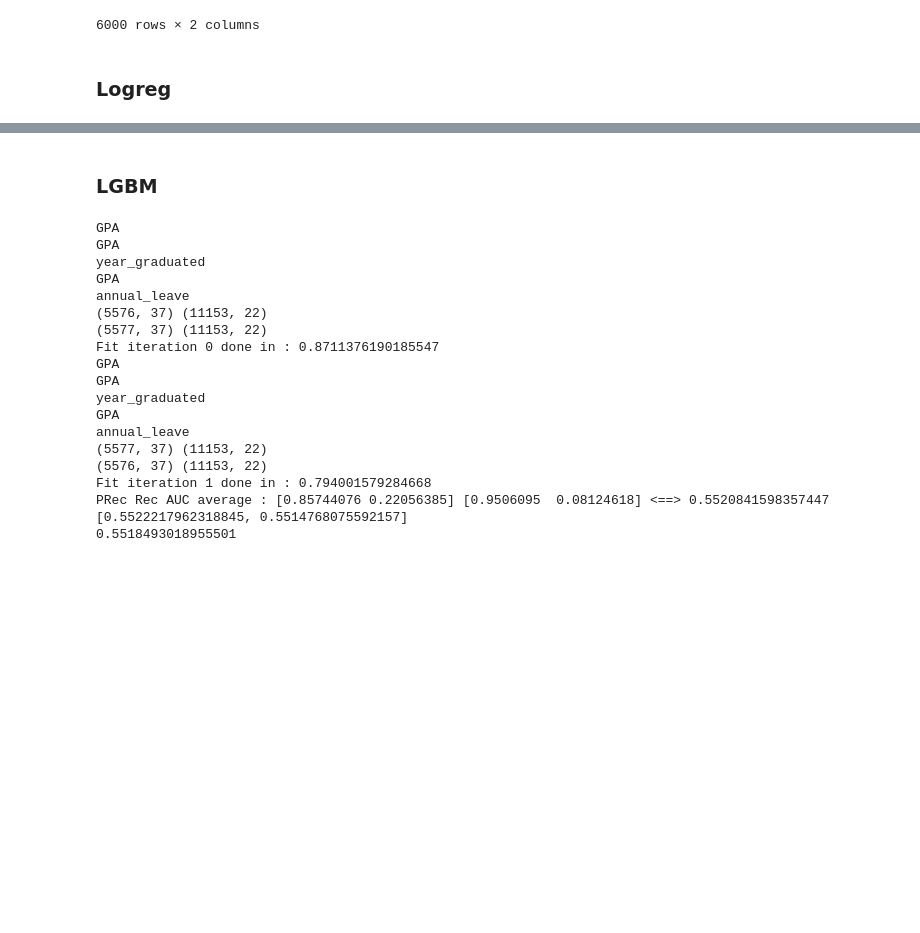
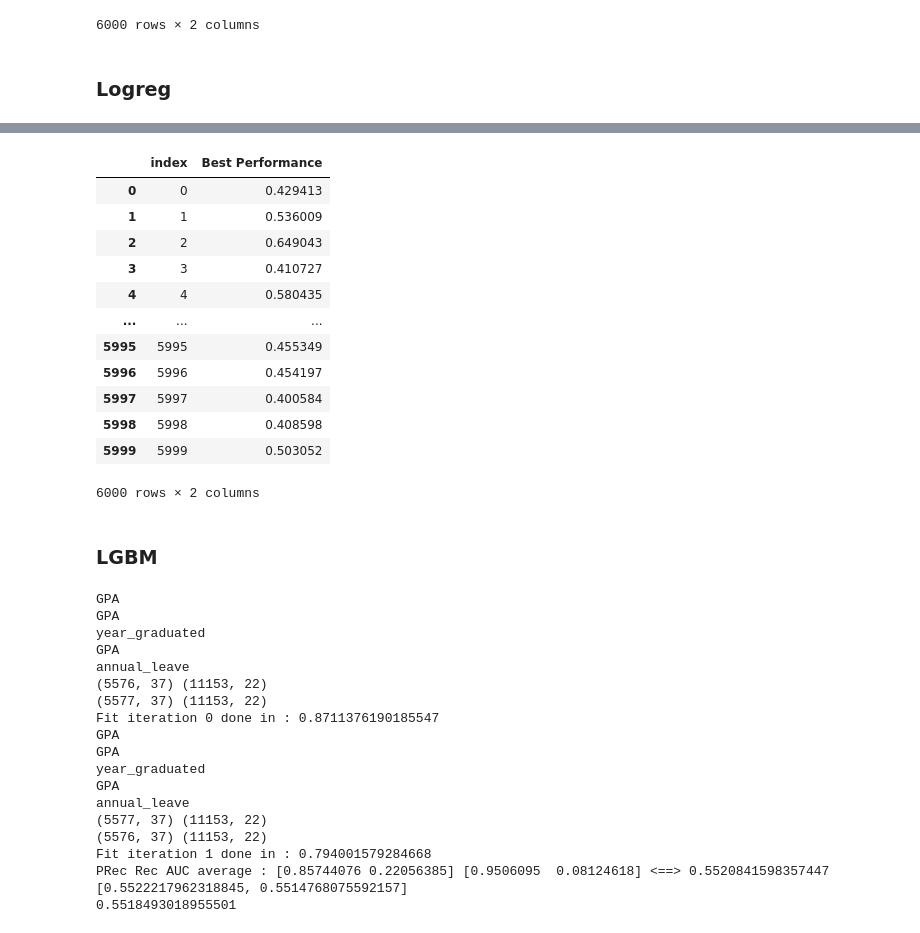
Before and after one commit to andreasmmadjiah/People-Analytics, a Jupyter notebook: BRI-Clean.ipynb, the cells around one changed output, grey strips where cells are left out. Cells and saved outputs as stored; diff of their text form; code cells hidden in the pictures; blank space fills up the shorter version.

Commit message:
Update BRI LOGREG

```diff
--- a/BRI-Clean.ipynb
+++ b/BRI-Clean.ipynb
@@ -390,7 +490,7 @@ def fast_build_model_FE(X,y,cv,Feature_Engineering,parameters,model_base=Logisti
 
 
 
-    skf = StratifiedKFold(n_splits=2,random_state = 3,shuffle = True)
+    skf = StratifiedKFold(n_splits=cv,random_state = 3,shuffle = True)
 
 
     # oof validation
@@ -1027,16 +1119,23 @@ df_submission
 #              'target':'Best Performance'}
 
 
-parameters = {'multiply':[['GPA','number_of_dependences']],
-              'add':[['assign_of_otherposition','branch_rotation']],
-              'add_str':[['Education_level','job_level']],
+parameters = {'multiply':[['job_duration_in_current_job_level','number_of_dependences'],
+                         ['job_duration_in_current_job_level','job_rotation'],
+                         ['job_duration_in_current_job_level','job_level_ordinary'],
+                         ['gender','GPA'],['gender','year_graduated'],['gender','sick_leaves'],['gender','job_level_ordinary'],
+                         ['number_of_dependences','year_graduated'],['number_of_dependences','annual_leave'],['number_of_dependences','job_level_ordinary'],
+                         ['GPA','branch_rotation'],['year_graduated','job_level_ordinary']],
+              'add':[],
+              'add_str':[['person_level','Education_level'],['Employee_type','Education_level']],
               'substract':[],
               'divide':[],
-              'bin_numer_qcut':[],
-              'bin_numer_cut':[],
+              'bin_numer_qcut':[['assign_of_otherposition',10],['Last_achievement',10]],
+              'bin_numer_cut':[['Last_achievement',20]],
+              'bin_add_categ_numer_bin_cut':[],
               'bin_add_categ_numer_bin_qcut':[],
-            'bin_target_encoding_cut':[['GPA',20]],
-             'bin_target_encoding_qcut':[],
+            'bin_target_encoding_cut':[['job_duration_in_current_job_level',10],['assign_of_otherposition',20]],
+             'bin_target_encoding_qcut':[['job_duration_in_current_branch',10]
+                                        ],
              'bin_target_encoding_custom_bin':[],
-              'categorical_mean_encoding':['person_level'],
+              'categorical_mean_encoding':[],
              'target':'Best Performance'}
@@ -1043,5 +1161,5 @@ parameters = {'multiply':[['GPA','number_of_dependences']],
 # %%
-cv=3
+cv=5
 add_fes,pipelines = fast_build_model_FE(X_train,y_train,cv,
-                    Feature_Engineering,parameters,model_base=LogisticRegression(class_weight='balanced',random_state=0))
+                    Feature_Engineering,parameters,model_base=LogisticRegression(class_weight='balanced',random_state=0,max_iter=3000,C=0.001))
 # %% [output]
@@ -1123 +1184,8 @@ Please also refer to the documentation for alternative solver options:
+# %%
+pred_proba = fast_predict_FE(data_test.copy(),add_fes,pipelines)
+
+df_submission = pd.DataFrame({'index':data_test.index,'Best Performance':pred_proba})
+df_submission
+
+df_submission.to_csv('df_submission_20feb_LOGREG5CV057968_FE.csv',index=False)
 # %%
@@ -1261,3 +1199,19 @@ Please also refer to the documentation for alternative solver options:
+# %%
+df_submission
+# %% [output]
+|  | index | Best Performance |
+| 0 | 0 | 0.429413 |
+| 1 | 1 | 0.536009 |
+| 2 | 2 | 0.649043 |
+| 3 | 3 | 0.410727 |
+| 4 | 4 | 0.580435 |
+| ... | ... | ... |
+| 5995 | 5995 | 0.455349 |
+| 5996 | 5996 | 0.454197 |
+| 5997 | 5997 | 0.400584 |
+| 5998 | 5998 | 0.408598 |
+| 5999 | 5999 | 0.503052 |
+6000 rows × 2 columns
 # %% [markdown]
 ### LGBM
 # %%
```
Also changed, not shown: parts of 48 cells of this notebook, 1 other file.
